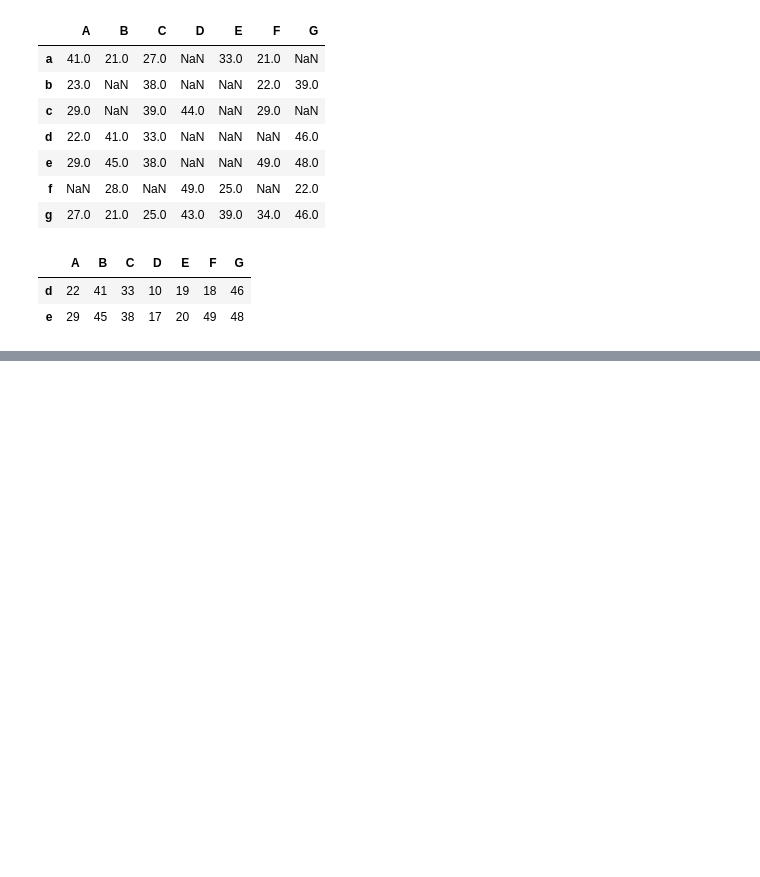
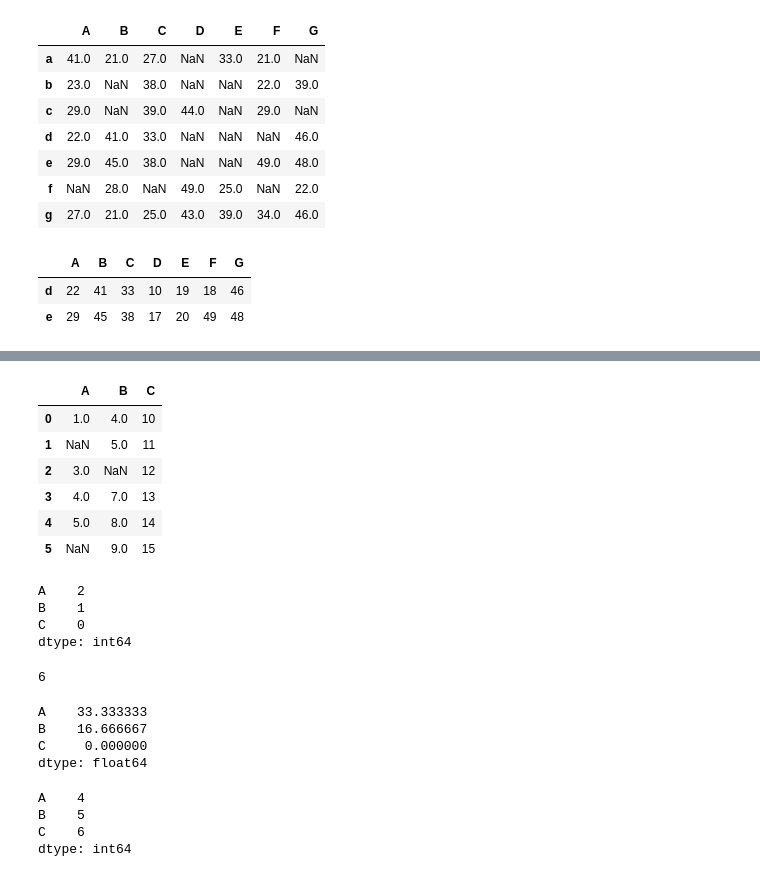
Before and after one commit to SriRamK345/Pandas_lib, a Jupyter notebook: Pandas.ipynb, the cells around one changed output, grey strips where cells are left out. Saved outputs shown, nothing was run; the diff lists cells and outputs as text; code cells hidden in the pictures; blank space fills up the shorter version.

```diff
--- a/Pandas.ipynb
+++ b/Pandas.ipynb
@@ -363,0 +413,45 @@ df2[df2>20]
+# %%
+import pandas as pd
+import numpy as np
+
+df3 = pd.DataFrame({
+    'A': [1, np.nan, 3,4,5,np.nan],
+    'B': [4, 5, np.nan, 7, 8, 9],
+    'C': [10, 11, 12, 13, 14, 15]
+})
+
+df3
+# %% [output]
+|  | A | B | C |
+| 0 | 1.0 | 4.0 | 10 |
+| 1 | NaN | 5.0 | 11 |
+| 2 | 3.0 | NaN | 12 |
+| 3 | 4.0 | 7.0 | 13 |
+| 4 | 5.0 | 8.0 | 14 |
+| 5 | NaN | 9.0 | 15 |
+# %%
+df3.isnull().sum()
+# %% [output]
+A    2
+B    1
+C    0
+dtype: int64
+# %%
+len(df3)
+# %% [output]
+6
+# %%
+# percentage of null values
+df3.isnull().sum()/len(df3)*100
+# %% [output]
+A    33.333333
+B    16.666667
+C     0.000000
+dtype: float64
+# %%
+df3.notnull().sum()
+# %% [output]
+A    4
+B    5
+C    6
+dtype: int64
```
Also changed, not shown: parts of 6 cells of this notebook.
